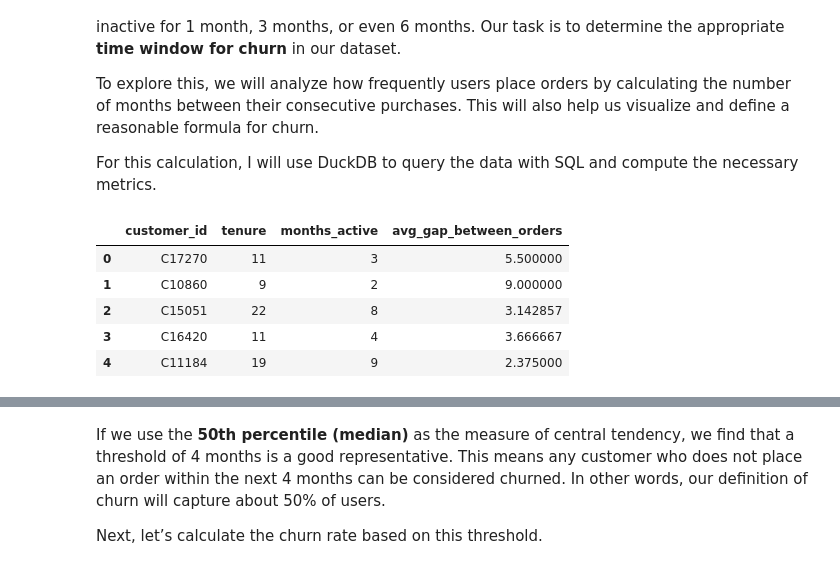
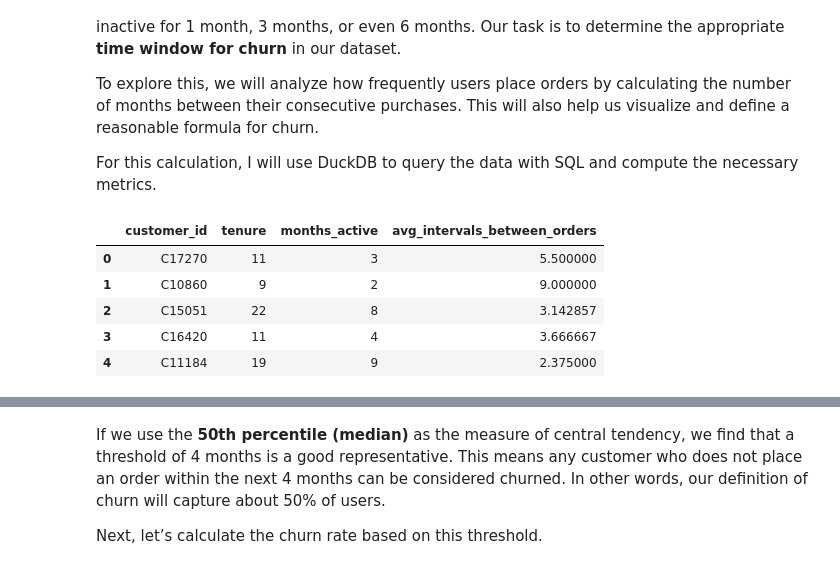
Before and after one commit to haiyen-1399/ecommerce_churn_prediction, a Jupyter notebook: churn_prediction.ipynb, the cells around one changed output, grey strips where cells are left out. Drawn from its saved outputs; the diff is of its cells as text; code cells hidden in the pictures.

```diff
--- a/churn_prediction.ipynb
+++ b/churn_prediction.ipynb
@@ -258,18 +256,18 @@ For this calculation, I will use DuckDB to query the data with SQL and compute t
 # %%
 
 query = '''
 select customer_id
 , datediff('month', min(month), max(month)) as tenure
 , count(distinct month) as months_active
-, datediff('month', min(month), max(month)) / (count(distinct month) - 1) avg_gap_between_orders
+, coalesce(datediff('month', min(month), max(month)) / (count(distinct month) - 1),0) avg_intervals_between_orders
 from df
 group by 1
 
 '''
 df_gap = duckdb.query(query).to_df()
 df_gap.head(5)
 # %% [output]
-|  | customer_id | tenure | months_active | avg_gap_between_orders |
+|  | customer_id | tenure | months_active | avg_intervals_between_orders |
 | 0 | C17270 | 11 | 3 | 5.500000 |
 | 1 | C10860 | 9 | 2 | 9.000000 |
 | 2 | C15051 | 22 | 8 | 3.142857 |
```
Also changed, not shown: parts of 8 cells of this notebook.
